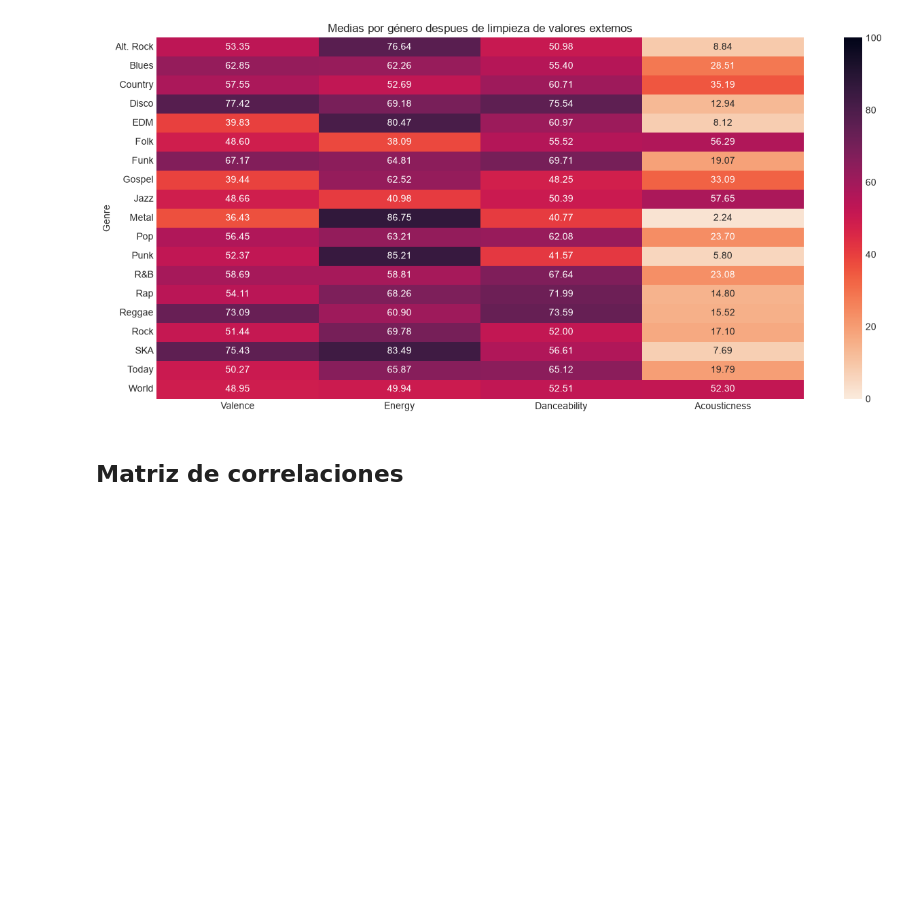
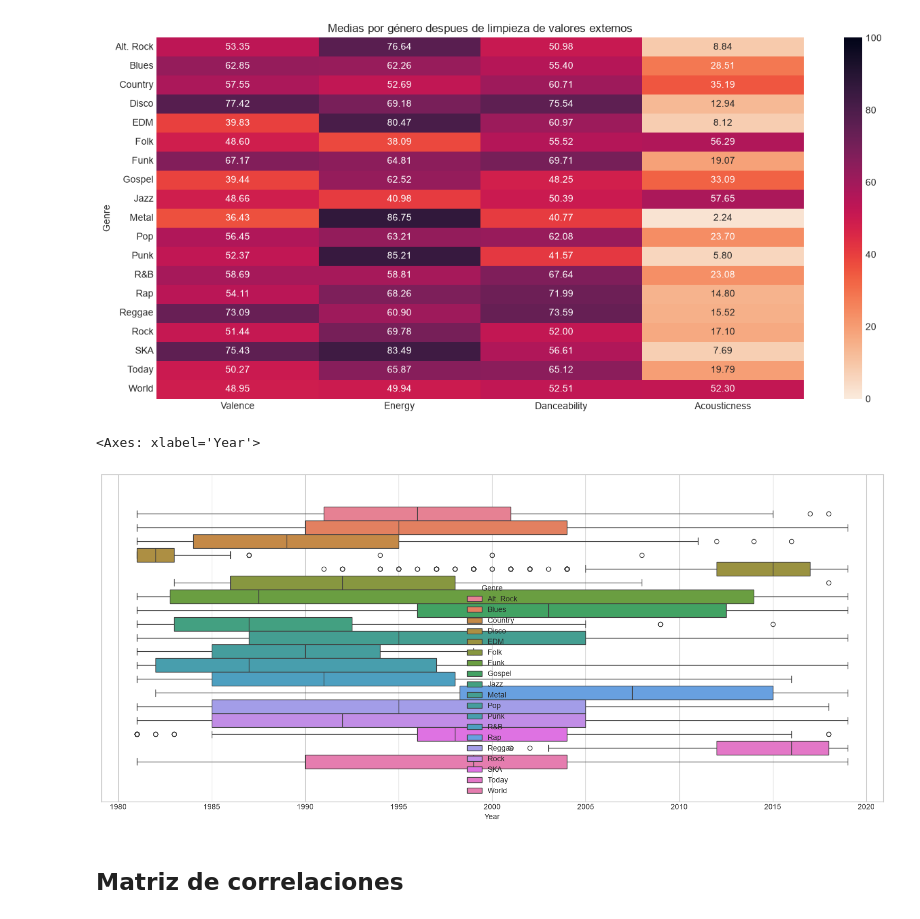
Before and after one commit to sanvik90/EDA_Iker, a Jupyter notebook: EDA_Iker_Notebook.ipynb, the cells around one changed output. Saved outputs shown, nothing was run; the diff lists cells and outputs as text; code cells hidden in the pictures; blank space fills up the shorter version.

```diff
--- a/EDA_Iker_Notebook.ipynb
+++ b/EDA_Iker_Notebook.ipynb
@@ -284,6 +284,13 @@ plt.tight_layout()
 plt.show()
 # %% [output]
 [figure]
+# %%
+plt.figure(figsize=(19,8))
+
+sns.boxplot(data = df, x = "Year" ,hue = "Genre")
+# %% [output]
+<Axes: xlabel='Year'>
+[figure, added]
 # %% [markdown]
 ## Matriz de correlaciones
 # %%
```
Also changed, not shown: parts of 44 cells of this notebook.
